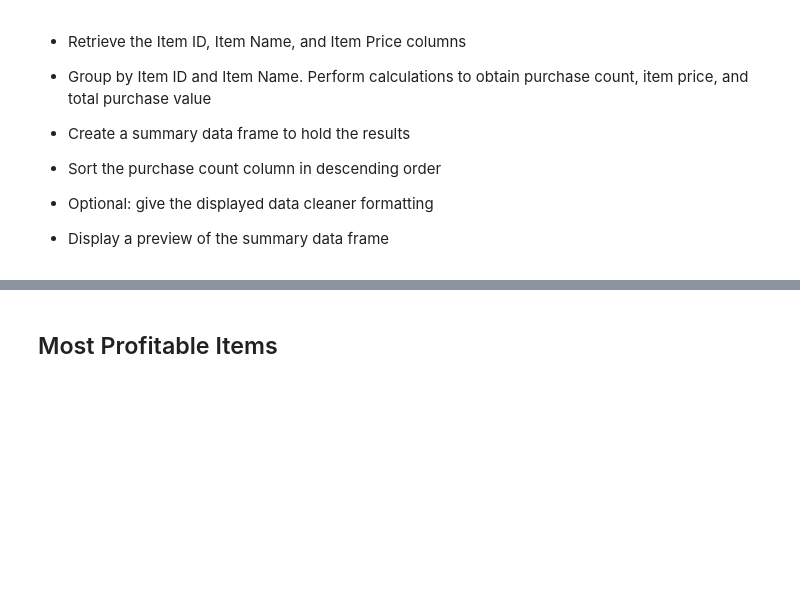
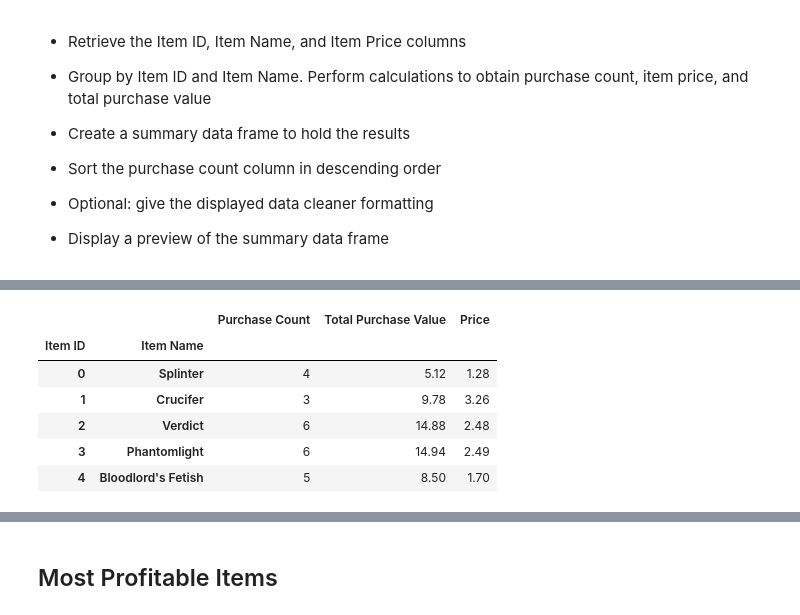
Before and after one commit to clafrance/pandas, a Jupyter notebook: HeroesOfPymoli/HeroesOfPymoli_starter.ipynb, the cells around one changed output, grey strips where cells are left out. Drawn from its saved outputs; the diff is of its cells as text; code cells hidden in the pictures; blank space fills up the shorter version.

```diff
--- a/HeroesOfPymoli/HeroesOfPymoli_starter.ipynb
+++ b/HeroesOfPymoli/HeroesOfPymoli_starter.ipynb
@@ -498,0 +514,29 @@ summer_by_players.head()
+# %%
+# calculate purchase count by each item
+purchase_count_by_item = purchase_by_item["Purchase ID"].count()
+# %%
+# calculate total purchase value by item
+total_purchase_value_by_item = purchase_by_item["Price"].sum()
+# %%
+# generate a data frame for the calculation above
+summary_by_items = pd.DataFrame({
+    "Purchase Count": purchase_count_by_item,
+    "Total Purchase Value": total_purchase_value_by_item
+})
+# %%
+# get unique item/price
+prices = purchase_df.drop_duplicates(subset=["Item ID","Item Name", "Price"])
+prices = prices[["Item ID", "Item Name", "Price"]]
+prices = prices.set_index(["Item ID", "Item Name"])
+# %%
+# merge the price into the data frame
+summary_by_items = summary_by_items.merge(prices, on=["Item ID", "Item Name"])
+summary_by_items.head()
+# %% [output]
+|  |  | Purchase Count | Total Purchase Value | Price |
+| Item ID | Item Name |  |  |  |
+| 0 | Splinter | 4 | 5.12 | 1.28 |
+| 1 | Crucifer | 3 | 9.78 | 3.26 |
+| 2 | Verdict | 6 | 14.88 | 2.48 |
+| 3 | Phantomlight | 6 | 14.94 | 2.49 |
+| 4 | Bloodlord's Fetish | 5 | 8.50 | 1.70 |
```
Also changed, not shown: parts of 30 cells of this notebook.
